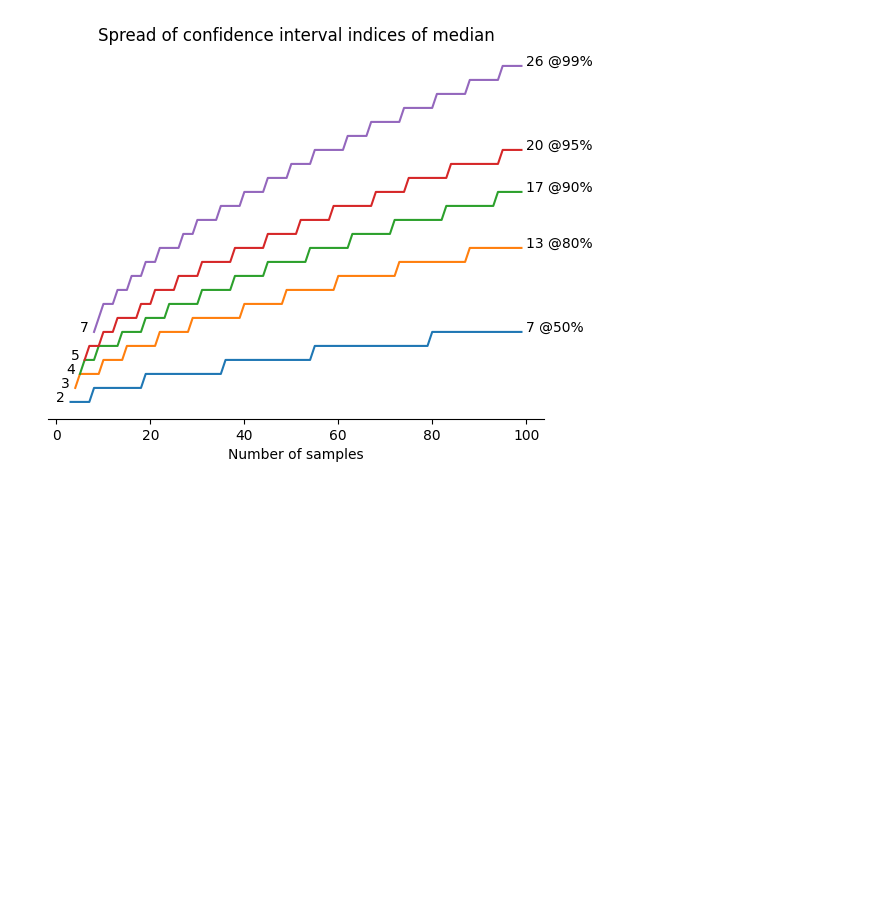
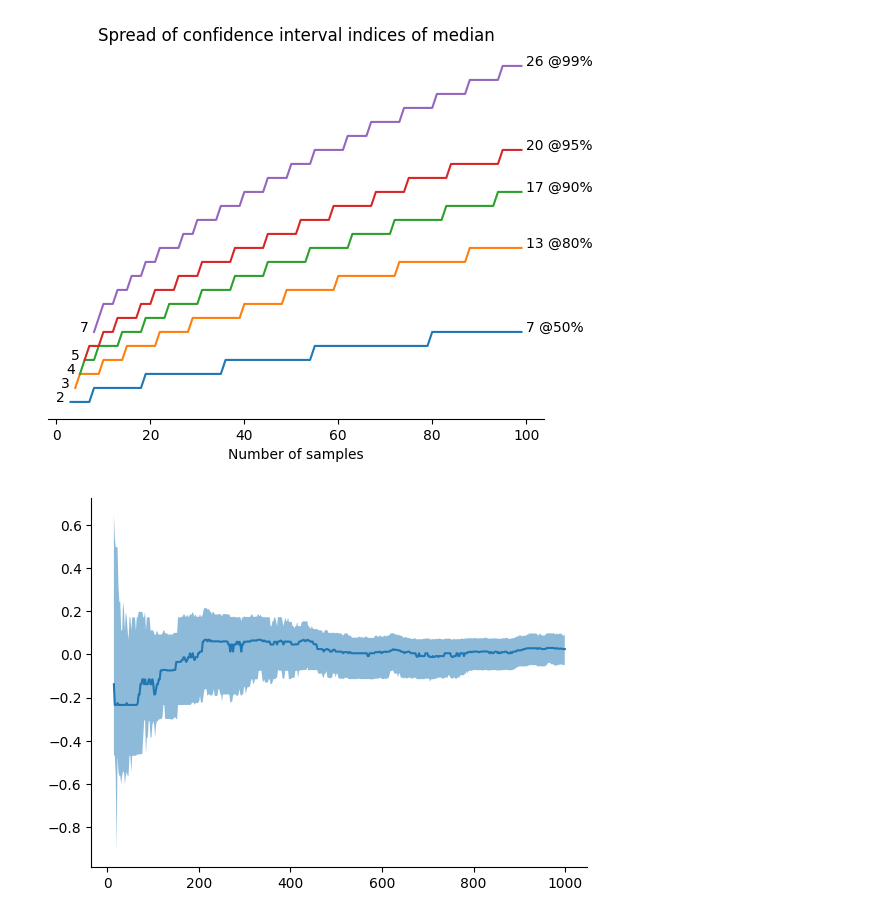
Before and after one commit to sanjaymjoshi/relistats, a Jupyter notebook: example/explore_median_confidence.ipynb, the cells around one changed output. Cells and saved outputs as stored; diff of their text form; code cells hidden in the pictures; blank space fills up the shorter version.

```diff
--- a/example/explore_median_confidence.ipynb
+++ b/example/explore_median_confidence.ipynb
@@ -37,3 +37,32 @@ ax.set_title("Spread of confidence interval indices of median")
 # %% [output]
 Text(0.5, 1.0, 'Spread of confidence interval indices of median')
 [figure]
+# %%
+import numpy as np
+import scipy.stats as stats
+from relistats.quantile import confidence_interval_of_median
+
+np.random.seed(42)
+y = stats.norm.rvs(size=1000)
+
+x_ax = range(15, len(y), 2)
+upper = []
+lower = []
+central = []
+
+cc = 0.95
+
+for x in x_ax:
+    y1 = sorted(y[:x])
+    #print(y1)
+    central.append(y1[(x-1)//2])
+    ci = confidence_interval_of_median(cc, y1)
+    lower.append(ci[0])
+    upper.append(ci[1])
+
+ax = plt.subplot(111)
+ax.plot(x_ax, central)
+ax.fill_between(x_ax, lower, upper, alpha=0.5)
+ax.spines[['right', 'top']].set_visible(False)
+# %% [output]
+[figure, added]
```
